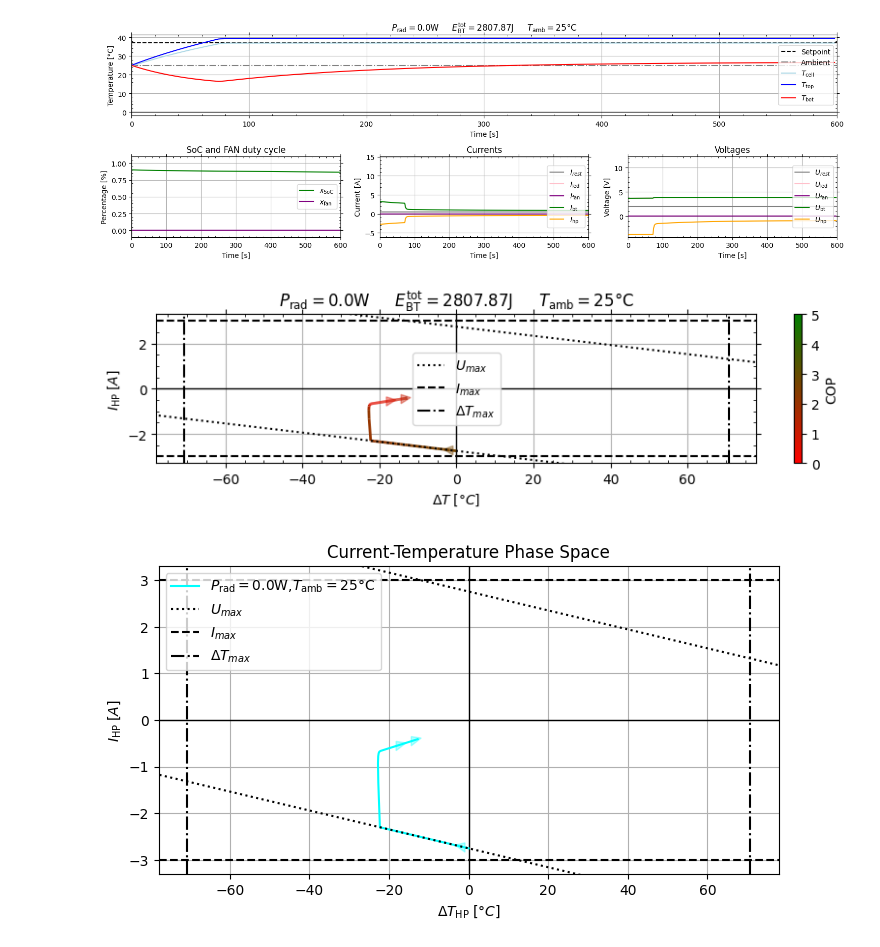
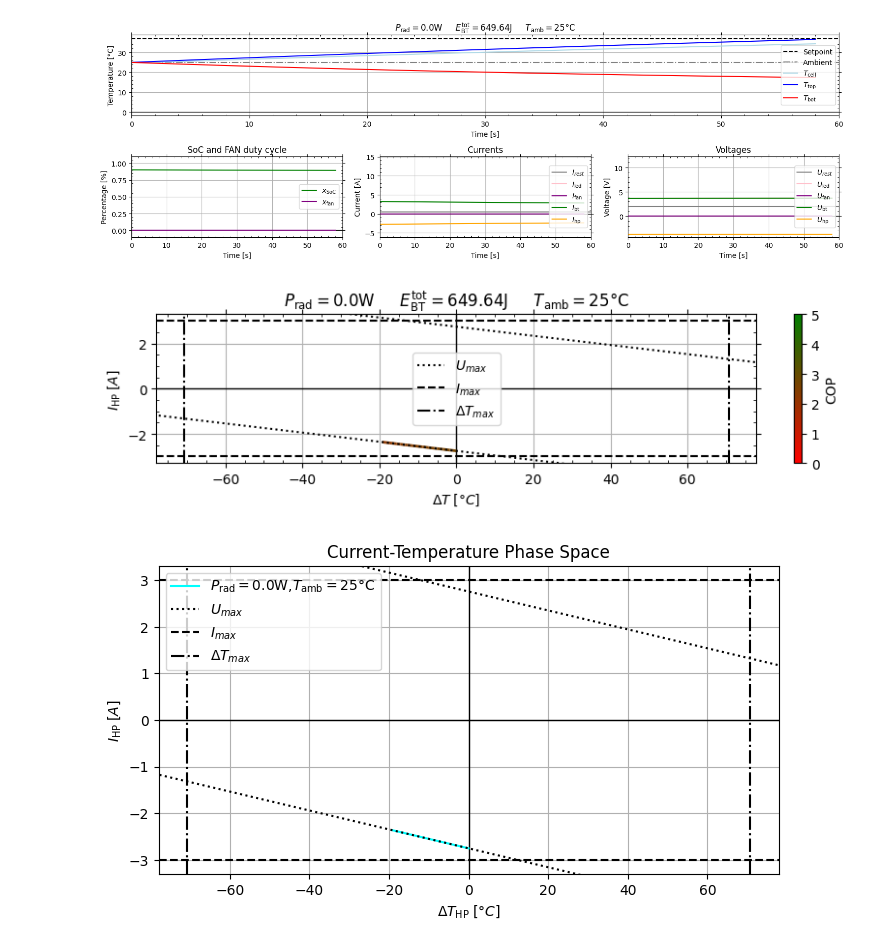
Before and after one commit to Jackmastro/Semester_Project, a Jupyter notebook: notebooks/main_simulation.ipynb, the cells around one changed output. Saved outputs shown, nothing was run; the diff lists cells and outputs as text; code cells hidden in the pictures.

Commit message:
working discrete LQR and simulation

```diff
--- a/notebooks/main_simulation.ipynb
+++ b/notebooks/main_simulation.ipynb
@@ -16,7 +16,7 @@ from system import Simulation
 ### Parameters
 # Simulation
 dt_sim = 2 # s
-time_span = 60 * 10 # s
+time_span = 60 * 1 # s
 
 assert time_span > 0, "Time span must be positive."
 assert time_span >= dt_sim, "Time span must be greater than or equal to the time step."
@@ -83,7 +83,6 @@ for traj_2 in range(num_traj_2):
         # pid_controller_T_top = PIDController_T_top(kp, ki, kd, T_top_ref, 0.0, output_limits)
 
         # LQR
-        A, B, h, C, D, l = model.get_continuous_linearization(T_ref=T_cell_ref, T_amb=T_amb)
         q1 = 0
         q2 = 20 #/ (T_amb0**2)
         q3 = 0
@@ -94,10 +93,12 @@ for traj_2 in range(num_traj_2):
         r2 = 1
         R = np.array([[r1, 0 ],
                       [0,  r2]])
-        lqr_controller = LQRController_cont(T_top_ref=T_top_ref, T_cell_ref=T_cell_ref, A=A, B=B, Q=Q, R=R)
+
+        # A, B, h, C, D, l       = model.get_continuous_linearization(T_ref=T_cell_ref, T_amb=T_amb)
+        # lqr_controller         = LQRControllerCont(T_top_ref=T_top_ref, T_cell_ref=T_cell_ref, A=A, B=B, Q=Q, R=R)
 
         Ad, Bd, hd, Cd, Dd, ld = model.get_discrete_linearization(T_ref=T_cell_ref, T_amb=T_amb, dt_d=dt_d)
-        lqr_controller_disc = LQRController_disc(model, T_cell_ref, A_d=Ad, B_d=Bd, Q=Q, R=R, dt=dt_d)
+        lqr_controller_disc    = LQRControllerDisc(T_top_ref=T_top_ref, T_cell_ref=T_cell_ref, A_d=Ad, B_d=Bd, Q=Q, R=R, dt=dt_d)
 
         # Save matrices as csv
         # directory = 'C:\\Users\\giaco\\Git_Repositories\\Semester_Thesis_1\\notebooks\\state_space\\' TODO CHANGE TO GENERAL
@@ -107,7 +108,7 @@ for traj_2 in range(num_traj_2):
         # model.save_linearized_model(directory, type, Ts=dt_disc)
 
         # Simulation
-        sim = Simulation(model=model, controller=lqr_controller, dt=dt_sim, time_span=time_span)
+        sim = Simulation(model=model, controller=lqr_controller_disc, dt=dt_sim, time_span=time_span)
 
         # Run the simulation
         results = sim.run(with_initial_time=False, initial_time_span=10)
@@ -115,35 +116,35 @@ for traj_2 in range(num_traj_2):
         results['id_sim']    = sim_num
         results['id_traj_1'] = traj_1
         results['id_traj_2'] = traj_2
         sim_results_list.append(results)
 
         # Titles for legend and figures
         title_T_amb = r"$T_\mathrm{amb} =$" + f"{round(conv_temp(T_amb, 'K', 'C'))}°C"
         title_P_rad = r"$P_\mathrm{rad} =$" + f"{P_rad:.1f}W"
 
         # P_LED = np.mean(results["U_BT"].to_numpy()) * I_LED * x_LED_tot # W
         # title_P_LED = r"$P_\mathrm{LED} =$" + f"{P_LED:.1f}W"
 
         E_BT_tot = np.trapezoid(results["U_BT"].to_numpy() * results["I_BT"].to_numpy(), results["time"].to_numpy()) # J
         title_E_BT = r"$E_\mathrm{BT}^\mathrm{tot} =$" + f"{E_BT_tot:.2f}J"
 
         fig_title = title_P_rad + "     " + title_E_BT + "     " + title_T_amb
         leg_title = title_P_rad + "," + title_T_amb
 
         leg_titles.append(leg_title)
 
         # Plot sim results
         sim.plot_time_results(fig_title)
         sim.plot_current_temperature(fig_title)
 
         # Increase counter
         sim_num = sim_num + 1
 
 # All results
 all_results_df = pd.concat(sim_results_list).set_index(['id_sim', 'id_traj_1', 'id_traj_2', 'time'])
 # %% [output]
-[figure, old version]
+[figure, new version]
-[figure, old version]
+[figure, new version]
 # %%
 colormap = plt.colormaps['cool']
 sim_len = sim.time_steps
@@ -222,7 +223,7 @@ plt.legend()
 plt.grid()
 plt.show()
 # %% [output]
-[figure, old version]
+[figure, new version]
 # %%
 Delta_T_vec = T_cell_ref - T_amb_vec
 
```
Also changed, not shown: parts of 2 cells of this notebook, 3 other files.
